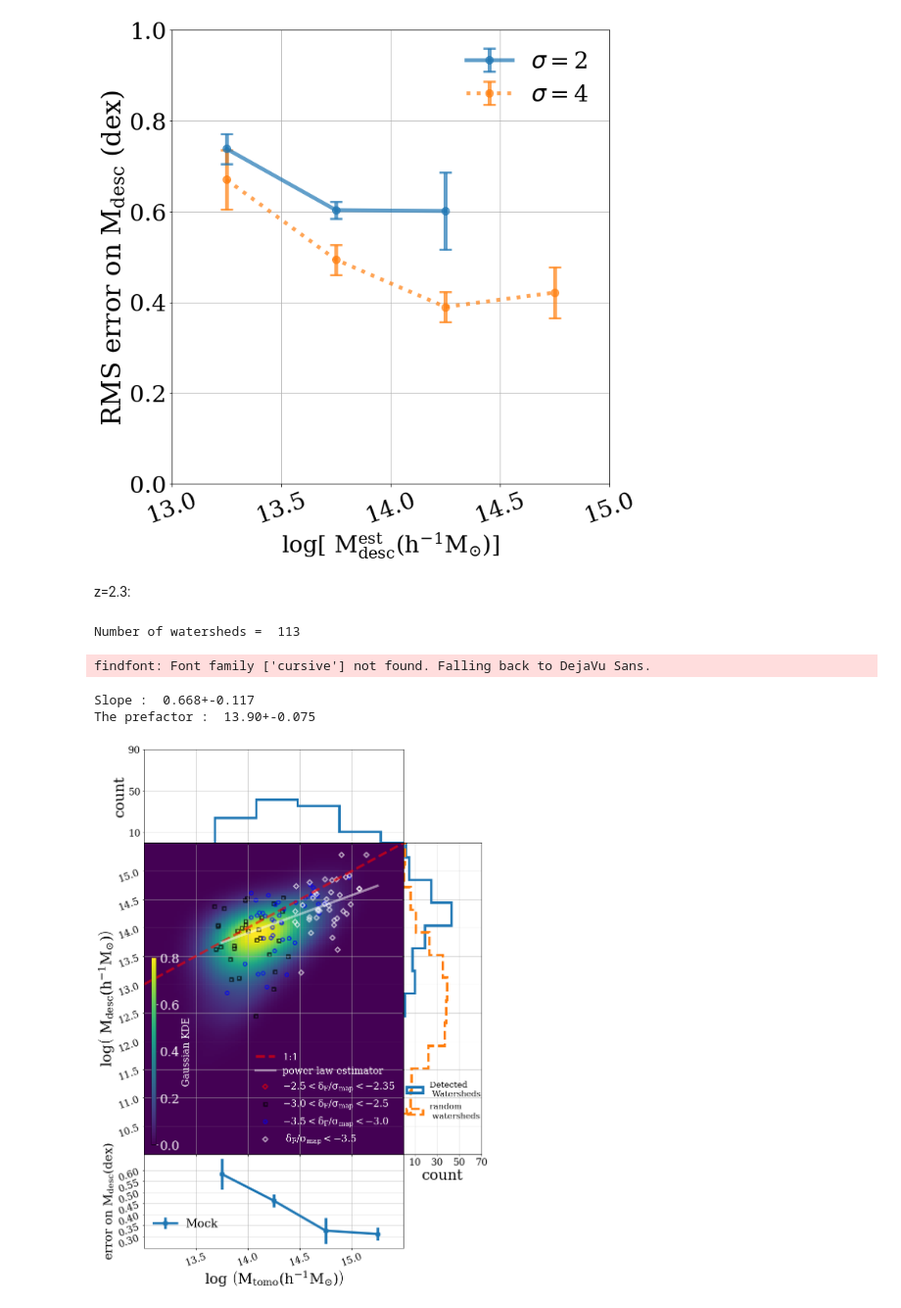
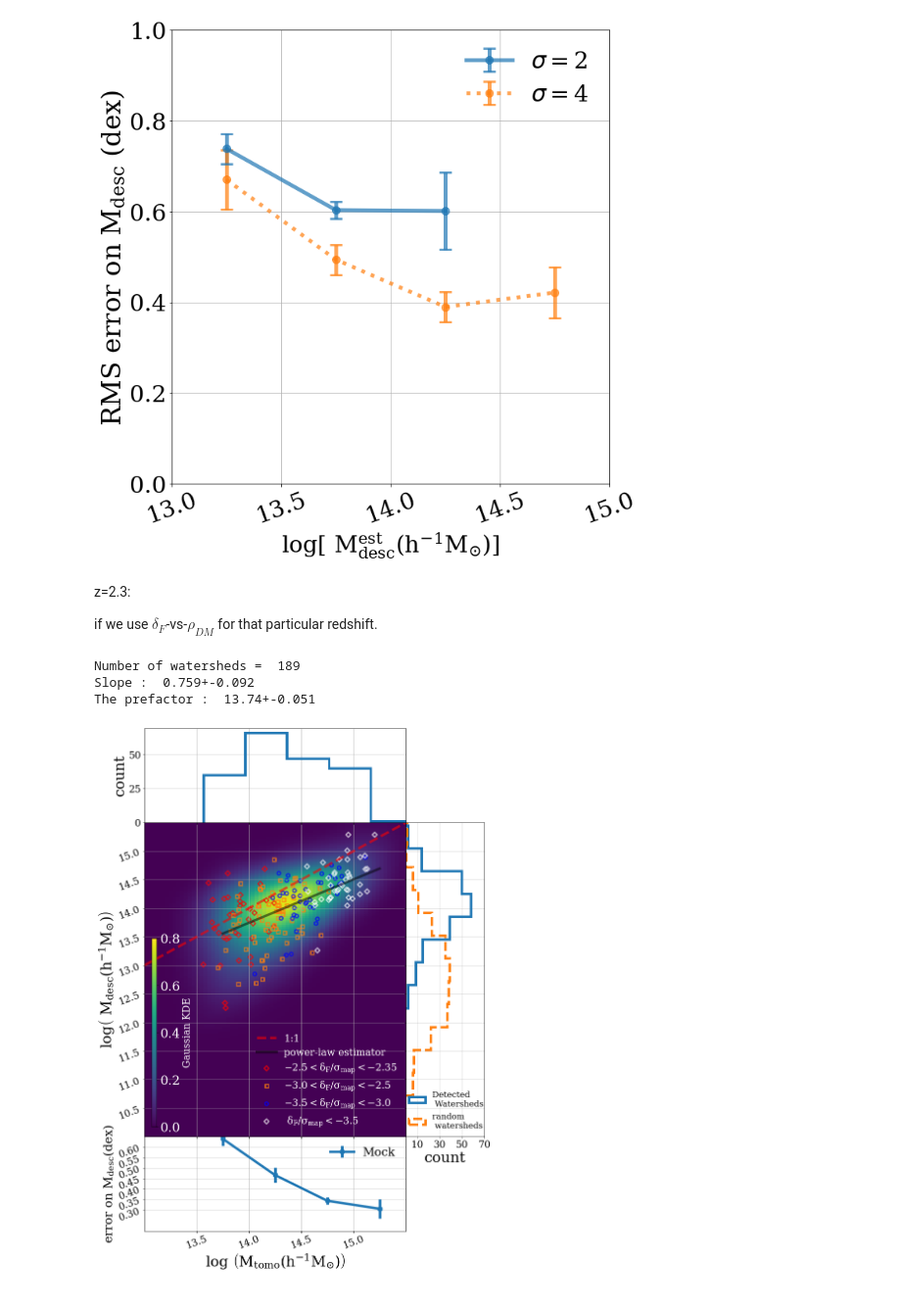
Before and after one commit to qezlou/LyTomo_Watershed, a Jupyter notebook: M0_Mtomo.ipynb, the cells around one changed output. Shown at 98% size. Drawn from its saved outputs; the diff is of its cells as text; code cells hidden in the pictures.

Commit message:
Update notebooks
- Updated the notebooks with the latest results on
  redshift evolution of our results

```diff
--- a/M0_Mtomo.ipynb
+++ b/M0_Mtomo.ipynb
@@ -26,12 +26,24 @@ def get_ind_non_overlapping(lmap1, lmap2):
 
     return id_overlapping.astype(int) - 1, id_non_overlapping.astype(int) - 1
 
+def read_files(n, z, th, lc, conversion_not_adjusted):
+    if conversion_not_adjusted:
+        fname = './halos/descendants/Mass_voted_FOF_halos_z'+str(z)+'_n'+str(n)+'_sigma4_th'+th+'_halos_lc'+lc+'_conversion_not_adjusted.hdf5'
+        pname = './thresh/n'+str(n)+'/peaks_TNG_z'+str(z)+'_n'+str(n)+'_sigma4_th'+th+'_lc'+lc+'_conversion_not_adjusted.hdf5'
+    else:
+        fname = './halos/descendants/Mass_voted_FOF_halos_z'+str(z)+'_n'+str(n)+'_sigma4_th'+th+'_halos_lc'+lc+'.hdf5'
+        pname = './thresh/n'+str(n)+'/peaks_TNG_z'+str(z)+'_n'+str(n)+'_sigma4_th'+th+'_lc'+lc+'.hdf5'
+    f = h5py.File(fname,'r')
+    peaks = h5py.File(pname,'r')
+    #print(fname)
+    #print(pname)
 
-def get_Mtomo_GroupMass_true(n=1, th=2.35, lc=2.0, offset=0.214, z=2.4):
+    return f, peaks
+
+def get_Mtomo_GroupMass_true(n=1, th=2.35, lc=2.0, offset=0.114, z=2.4, conversion_not_adjusted=False):
 
     lc=str(lc).ljust(4,'0')
     th = str(th).ljust(4,'0')
-
     f = h5py.File('./halos/descendants/Mass_voted_FOF_halos_true_z'+str(z)+'_n1_sigma4_th'+th+'_halos_lc'+lc+'.hdf5','r')
     peaks = h5py.File('./thresh/n'+str(n)+'/peaks_TNG_true_z'+str(z)+'_n'+str(n)+'_sigma4_th'+th+'_lc'+lc+'.hdf5','r')
     GroupMass = 10+np.log10(f['GroupMass'][:])
@@ -40,7 +52,7 @@ def get_Mtomo_GroupMass_true(n=1, th=2.35, lc=2.0, offset=0.214, z=2.4):
 
     return Mtomo, GroupMass, 0
 
-def get_Mtomo_GroupMass_true_sigma2(n, offset=0.214, z=2.4):
+def get_Mtomo_GroupMass_true_sigma2(n, offset=0.114, z=2.4, conversion_not_adjusted=False):
     f = h5py.File('./halos/descendants/Mass_voted_FOF_halos_true_z2.4_n'+str(n)+'_sigma2_th2.75_halos_lc2.30.hdf5','r')
     peaks = h5py.File('./thresh/n1/peaks_TNG_true_z2.4_n'+str(n)+'_sigma2_th2.75_lc2.30.hdf5','r')
     GroupMass = 10+np.log10(f['GroupMass'][:])
@@ -49,12 +61,11 @@ def get_Mtomo_GroupMass_true_sigma2(n, offset=0.214, z=2.4):
 
     return Mtomo, GroupMass, 0
 
-def get_Mtomo_GroupMass(n, z=2.4, th=2.35, lc=2.0, offset=0.214):
+def get_Mtomo_GroupMass(n, conversion_not_adjusted, z=2.4, th=2.35, lc=2.0, offset=0.114):
 
     lc=str(lc).ljust(4,'0')
     th = str(th).ljust(4,'0')
-    f = h5py.File('./halos/descendants/Mass_voted_FOF_halos_z'+str(z)+'_n'+str(n)+'_sigma4_th'+th+'_halos_lc'+lc+'.hdf5','r')
-    peaks = h5py.File('./thresh/n'+str(n)+'/peaks_TNG_z'+str(z)+'_n'+str(n)+'_sigma4_th'+th+'_lc'+lc+'.hdf5','r')
+    f, peaks = read_files(n=n, z=z,th=th, lc=lc, conversion_not_adjusted=conversion_not_adjusted)
     GroupMass = 10+np.log10(f['GroupMass'][:])
     ind = f['peak_id'][:].astype(int)-1
     Mtomo = peaks['mtomo'][:][ind] + offset
@@ -62,7 +73,7 @@ def get_Mtomo_GroupMass(n, z=2.4, th=2.35, lc=2.0, offset=0.214):
 
     return Mtomo, GroupMass, signif
 
-def get_Mtomo_GroupMass_sigma2(n, z=2.4, offset=0.214):
+def get_Mtomo_GroupMass_sigma2(n, z=2.4, offset=0.114, conversion_not_adjusted=False):
     f = h5py.File('./halos/descendants/Mass_voted_FOF_halos_z2.4_n'+str(n)+'_sigma2_th2.75_halos_lc2.30.hdf5','r')
     peaks = h5py.File('./thresh/n'+str(n)+'/peaks_TNG_z2.4_n'+str(n)+'_sigma2_th2.75_lc2.30.hdf5','r')
     GroupMass = 10+np.log10(f['GroupMass'][:])
@@ -72,7 +83,7 @@ def get_Mtomo_GroupMass_sigma2(n, z=2.4, offset=0.214):
 
     return Mtomo, GroupMass, signif
 
-def get_Mtomo_GroupMass_random(n, offset=0.214, z=2.4):
+def get_Mtomo_GroupMass_random(n, offset=0.114, z=2.4, conversion_not_adjusted=False):
     if z==2.4:
         lc=str(2.00).ljust(4,'0')
         th = str(2.35).ljust(4,'0')
@@ -93,7 +104,7 @@ def get_Mtomo_GroupMass_random(n, offset=0.214, z=2.4):
     return Mtomo, GroupMass, signif
 
 
-def get_the_mean_fit(z=2.4, offset=0.214,  nrange=np.arange(1,17,1), random=False, sigma2=False):
+def get_the_mean_fit(z, conversion_not_adjusted, offset=0.114,  nrange=np.arange(1,17,1), random=False, sigma2=False):
 
     from scipy.stats import linregress
     slopes, intercepts, M1test, M2test = [], [], [], []
@@ -107,7 +118,7 @@ def get_the_mean_fit(z=2.4, offset=0.214,  nrange=np.arange(1,17,1), random=Fals
 
 
     for n in nrange:
-        M1, M2, _ = get_masses(n=n, z=z, offset=offset)
+        M1, M2, _ = get_masses(n=n, z=z, offset=offset, conversion_not_adjusted=conversion_not_adjusted)
         co = linregress(M1 - 14, M2)
         slopes.append(co[0])
         intercepts.append(co[1])
@@ -131,7 +142,7 @@ def _get_err(co, M1, M2, bins=np.array([13, 13.75, 14.25, 14.75, 15.5])):
     return np.array(err)
 
 
-def test_fit(co, z=2.4, offset=0.214, ntest=np.arange(17,21), bins= np.array([13, 14, 14.25, 14.75, 15.5]), random=False, sigma2=False):
+def test_fit(co, conversion_not_adjusted, z=2.4, offset=0.114, ntest=np.arange(17,21), bins= np.array([13, 14, 14.25, 14.75, 15.5]), random=False, sigma2=False):
     """Find the errors for in mass bins of bins for the mock maps array of ntest"""
 
     if random:
@@ -143,7 +154,7 @@ def test_fit(co, z=2.4, offset=0.214, ntest=np.arange(17,21), bins= np.array([13
 
     errall = np.zeros(shape=(ntest.size, bins.size-1))
     for i, n in enumerate(ntest):
-        M1, M2, _ = get_masses(n, z=z, offset=offset)
+        M1, M2, _ = get_masses(n, z=z, offset=offset, conversion_not_adjusted=conversion_not_adjusted)
         errall[i,:] = _get_err(co, M1, M2, bins)
 
     return bins, errall
@@ -165,11 +176,11 @@ def get_kde(M1, M2, minmax=(13,16,10,16)):
     return Z
 
 
-def get_mean_KDE(Mtomo_func, offset=0.214,  z=2.4, nmocks=20):
+def get_mean_KDE(Mtomo_func, conversion_not_adjusted, offset=0.114,  z=2.4, nmocks=20):
 
     Zall = []
     for n in np.arange(1,nmocks+1):
-        Mtomo, GroupMass, _ = Mtomo_func(n=n, z=z, offset=offset)
+        Mtomo, GroupMass, _ = Mtomo_func(n=n, z=z, offset=offset, conversion_not_adjusted=conversion_not_adjusted)
         Zall.append(get_kde(Mtomo, GroupMass))
 
     Zmean = np.zeros(shape=(80,160))
@@ -481,35 +495,36 @@ plt.savefig('M0_Mtomo_sigma_err_M0fit.pdf',transparent=True)
 # %% [output]
 (20, 6)
 [figure]
-# %% [markdown]
-z=2.3:
+# %% [markdown]
+z=2.3:
+
+if we use $\delta_F$-vs-$\rho_{DM}$ for that particular redshift.
 # %%
 # definitions for the axes
 left, width = 0.3, 0.5
 bottom, height = 0.3, 0.5
 
 rect_scatter = [left, bottom, width, height]
 rect_err = [left, bottom - 0.15 ,width, 0.15]
 rect_histx = [left, bottom + height, width, 0.15]
 rect_histy = [left + width , bottom, 0.15, height]
 
 # start with a square Figure
 fig_mock = plt.figure(figsize=(15, 18))
 #fig_rand, ax_rand = plt.subplots(1,1,figsize=(10,10))
 
 ax_err_mock = fig_mock.add_axes(rect_err)
 ax = fig_mock.add_axes(rect_scatter, sharex=ax_err_mock)
 ax_histx = fig_mock.add_axes(rect_histx, sharex=ax)
 ax_histy = fig_mock.add_axes(rect_histy, sharey=ax)
 
 scatter_hist(n=1, z=2.3, fig=fig_mock, ax=ax, ax_histx=ax_histx, ax_histy=ax_histy, ax_err = ax_err_mock,
-             ax_err_label='Mock', plot_kde=True, plot_sigma2=False, plot_noiseless=False,
+             ax_err_label='Mock', offset=0.114, conversion_not_adjusted=False ,plot_kde=True, plot_sigma2=False, plot_noiseless=False,
             bins_err=np.array([13.5,14,14.5,15,15.5]))
 plt.tight_layout()
 #fig_mock.savefig('M0_Mtomo_scatter_sigma4.pdf', transparent=True)
 # %% [output]
-Number of watersheds =  113
+Number of watersheds =  189
+Slope :  0.759+-0.092
+The prefactor :  13.74+-0.051
-findfont: Font family ['cursive'] not found. Falling back to DejaVu Sans.
-Slope :  0.668+-0.117
-The prefactor :  13.90+-0.075
-[figure, old version]
+[figure, new version]
```
Also changed, not shown: parts of 14 cells of this notebook, 1 other file.
